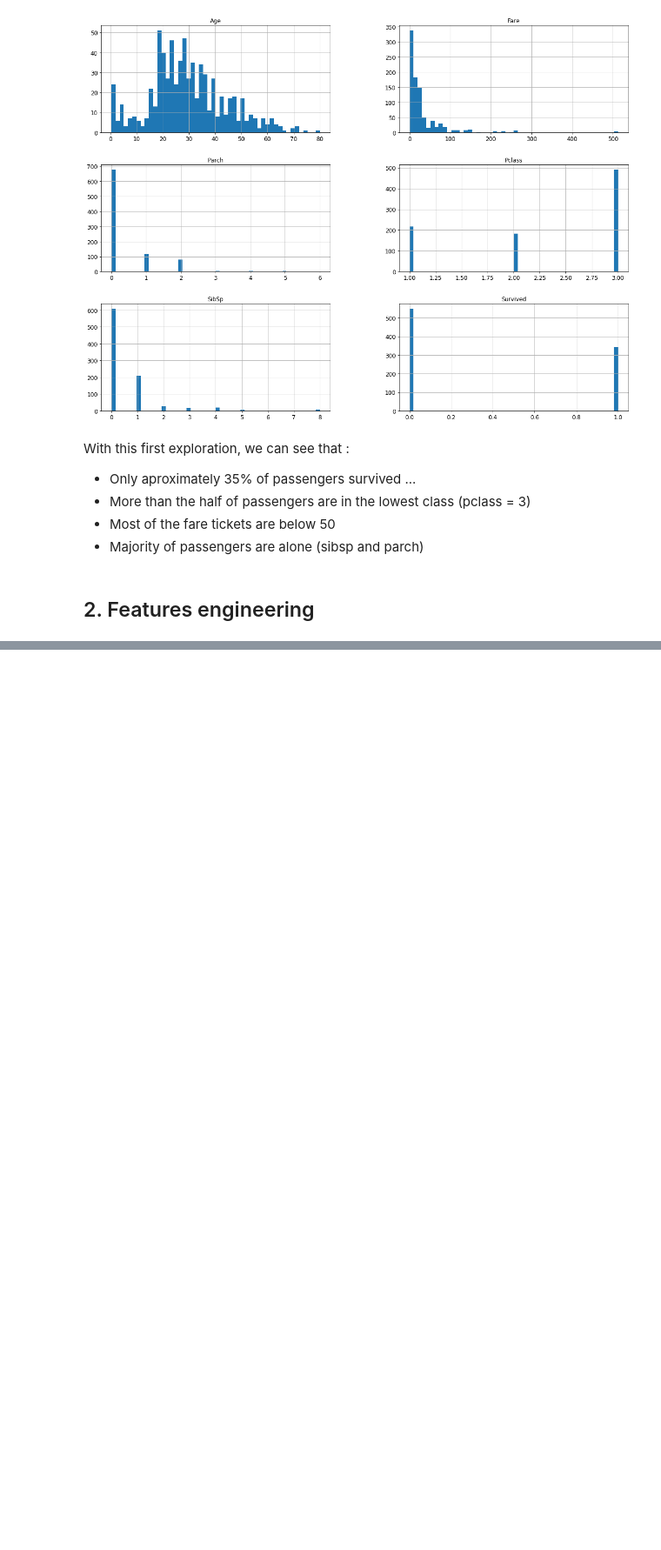
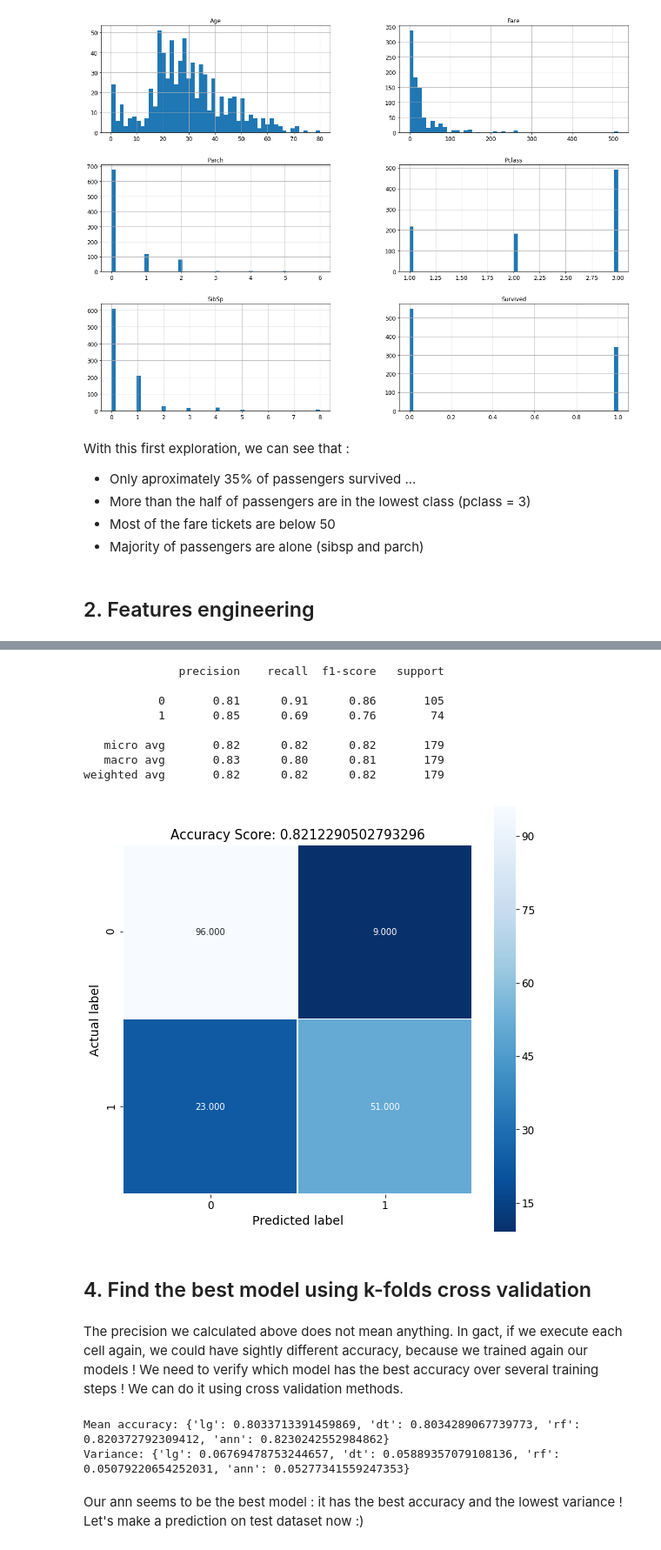
Before and after one commit to nicohlr/kaggle, a Jupyter notebook: titanic/titanic.ipynb, the cells around one changed output, grey strips where cells are left out. Shown at 87% size. Cells and saved outputs as stored; diff of their text form; code cells hidden in the pictures; blank space fills up the shorter version.

```diff
--- a/titanic/titanic.ipynb
+++ b/titanic/titanic.ipynb
@@ -351,0 +352,21 @@ Precision seems to be quite good ! Let's try to make a submission now !
+# %%
+def build_ann():
+    # Initializing our ANN
+    ann = Sequential()
+    # Adding the input layer and the first hidden layer of our ANN with dropout
+    ann.add(Dense(units=32, kernel_initializer='uniform', activation='relu', input_shape = (12,)))
+    ann.add(Dropout(p=0.6))
+    ann.add(Dense(units=128, kernel_initializer='uniform', activation='relu'))
+    ann.add(Dropout(p=0.6))
+    ann.add(Dense(units=64, kernel_initializer='uniform', activation='relu'))
+    ann.add(Dropout(p=0.6))
+    # Adding the output layer
+    ann.add(Dense(units=1, kernel_initializer='uniform', activation='sigmoid'))
+    # Compilling the ANN
+    ann.compile(optimizer='adam', loss='binary_crossentropy', metrics=['accuracy'])
+
+    return ann
+# %%
+ann = build_ann()
+# Training the ANN
+ann.fit(X_train, Y_train, batch_size=10, epochs=100)
@@ -351,0 +392,22 @@ Precision seems to be quite good ! Let's try to make a submission now !
+# %%
+# Predicting the Test set results
+ann_prediction = ann.predict(X_test)
+ann_prediction = (ann_prediction > 0.5) # convert probabilities to binary output
+
+# Compute error between predicted data and true response and display it in confusion matrix
+score = metrics.accuracy_score(Y_test, ann_prediction)
+display_confusion_matrix(Y_test, ann_prediction, score=score)
+# %% [output]
+              precision    recall  f1-score   support
+
+           0       0.81      0.91      0.86       105
+           1       0.85      0.69      0.76        74
+
+   micro avg       0.82      0.82      0.82       179
+   macro avg       0.83      0.80      0.81       179
+weighted avg       0.82      0.82      0.82       179
+[figure, added]
+# %% [markdown]
+## 4. Find the best model using k-folds cross validation
+# %% [markdown]
+The precision we calculated above does not mean anything. In gact, if we execute each cell again, we could have sightly different accuracy, because we trained again our models ! We need to verify which model has the best accuracy over several training steps ! We can do it using cross validation methods.
@@ -352 +420,11 @@ Precision seems to be quite good ! Let's try to make a submission now !
+# %%
+accuracies = {'lg': accuracies_logreg, 'dt': accuracies_tree, 'rf': accuracies_rf, 'ann': accuracies_ann}
+mean = {model: acc.mean() for model, acc in accuracies.items()}
+variance = {model: acc.std() for model, acc in accuracies.items()}
+print('Mean accuracy:', mean, '\nVariance:', variance)
+# %% [output]
+Mean accuracy: {'lg': 0.8033713391459869, 'dt': 0.8034289067739773, 'rf': 0.820372792309412, 'ann': 0.8230242552984862}
+Variance: {'lg': 0.06769478753244657, 'dt': 0.05889357079108136, 'rf': 0.05079220654252031, 'ann': 0.05277341559247353}
+# %% [markdown]
+Our ann seems to be the best model : it has the best accuracy and the lowest variance ! Let's make a prediction on test dataset now :)
 # %% [markdown]
```
Also changed, not shown: parts of 23 cells of this notebook, 4 other files.
